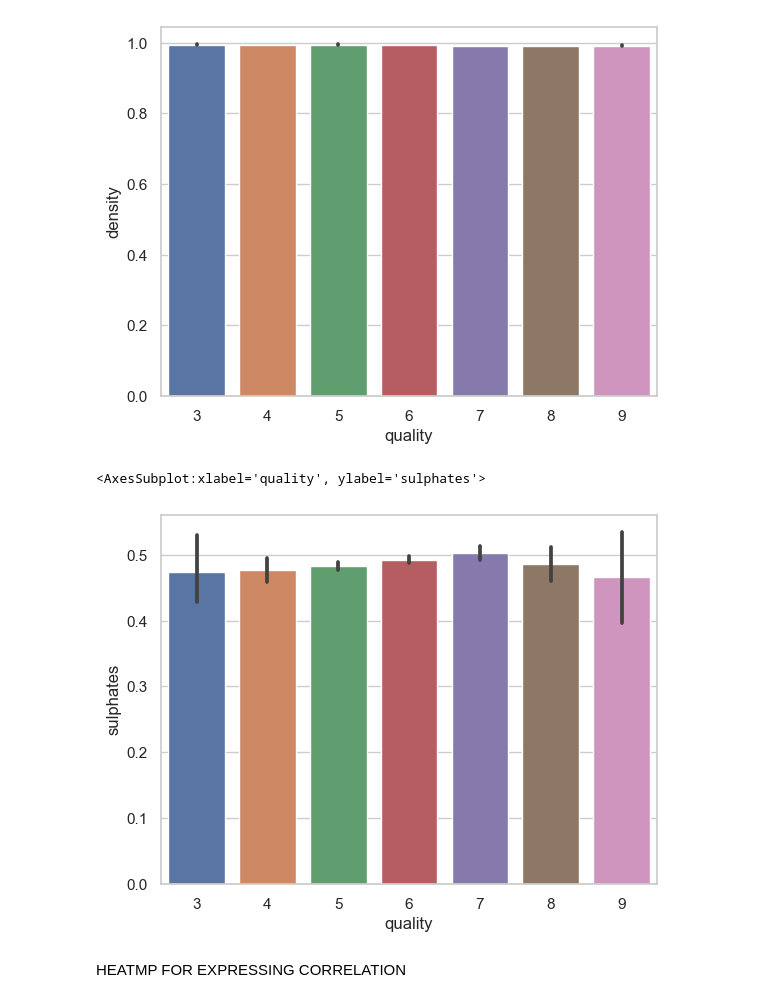
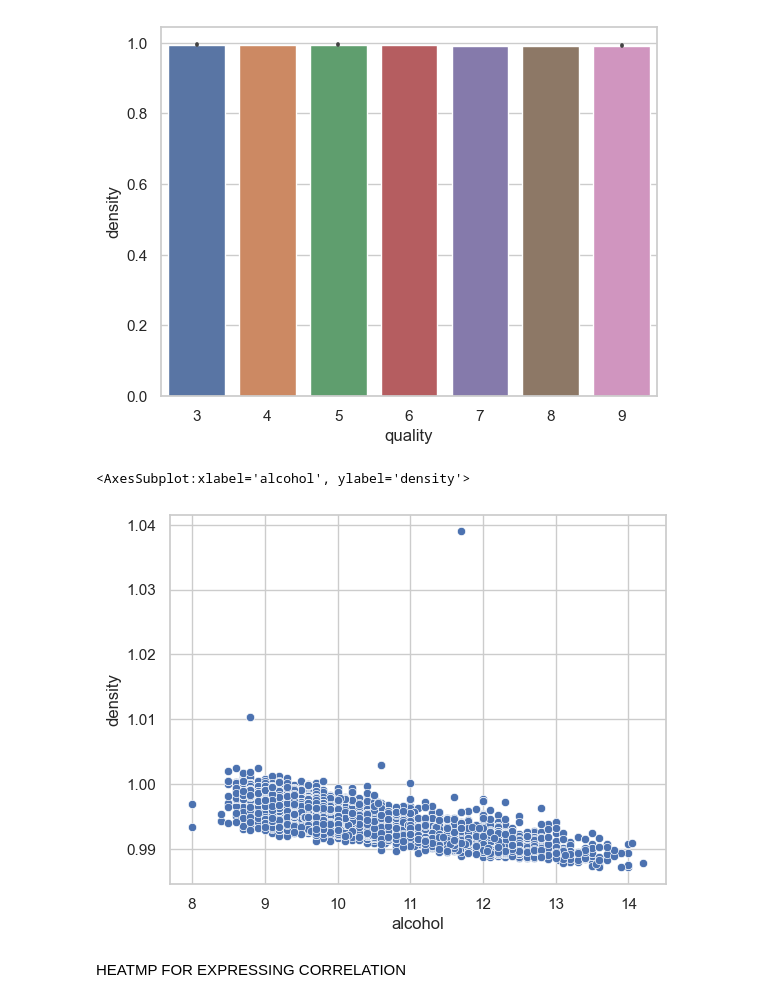
Before and after one commit to The-DigitalAcademy/Machine_learning, a Jupyter notebook: whitewine.ipynb, the cells around one changed output. Drawn from its saved outputs; the diff is of its cells as text; code cells hidden in the pictures.

```diff
--- a/whitewine.ipynb
+++ b/whitewine.ipynb
@@ -131,16 +142,14 @@ seaborn.barplot(x="quality",
 <AxesSubplot:xlabel='quality', ylabel='density'>
 [figure]
 # %%
-import seaborn
 
+sns.set(style='whitegrid')
 
-seaborn.set(style='whitegrid')
-
-seaborn.barplot(x="quality",
-                    y="sulphates",
+sns.scatterplot(x="alcohol",
+                    y="density",
                     data=my_wine)
 # %% [output]
-<AxesSubplot:xlabel='quality', ylabel='sulphates'>
+<AxesSubplot:xlabel='alcohol', ylabel='density'>
-[figure, old version]
+[figure, new version]
 # %% [markdown]
 HEATMP FOR EXPRESSING CORRELATION
```
Also changed, not shown: parts of 6 cells of this notebook.
